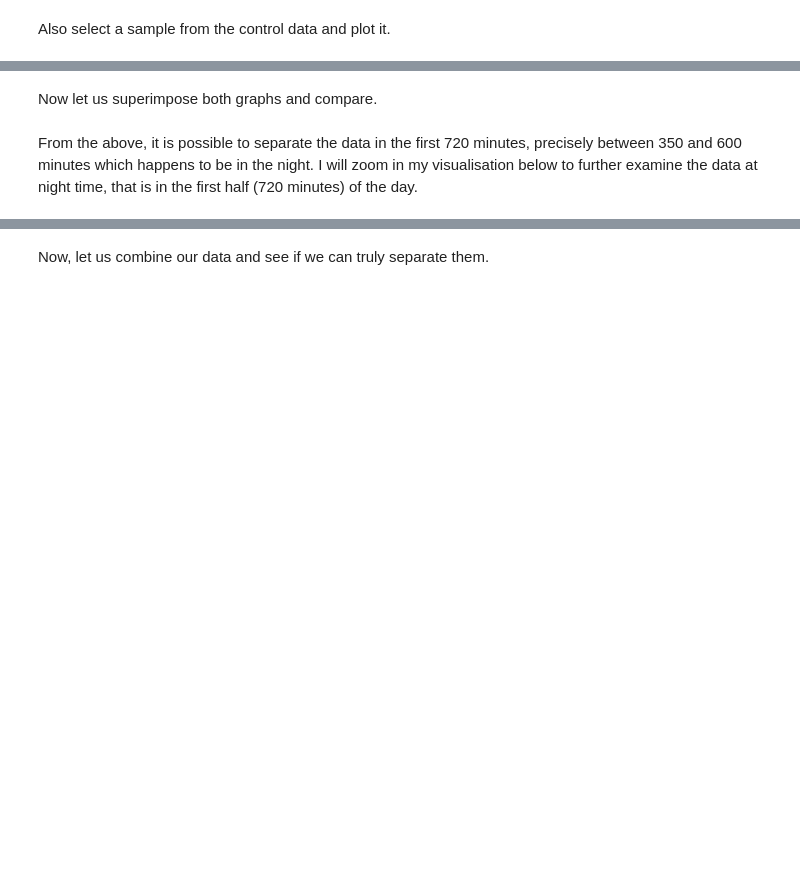
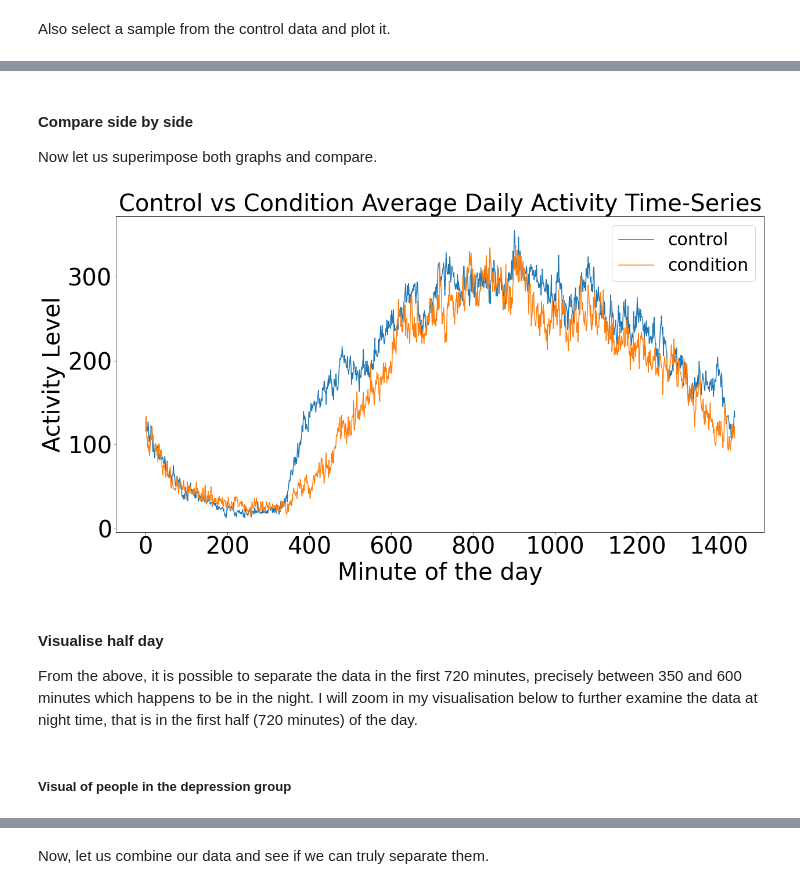
Before and after one commit to Chuukwudi/Depression-Classification-based-on-motor-activity-actigraph-data-from-wearable-devices, a Jupyter notebook: My_ML_ICA.ipynb, the cells around one changed output, grey strips where cells are left out. Saved outputs shown, nothing was run; the diff lists cells and outputs as text; code cells hidden in the pictures; blank space fills up the shorter version.

```diff
--- a/My_ML_ICA.ipynb
+++ b/My_ML_ICA.ipynb
@@ -216,17 +263,26 @@ plt.savefig('Control Group Average Daily Activity Time-Series.png')
 # %% [markdown]
+#### Compare side by side
 Now let us superimpose both graphs and compare.
 # %%
 plt.figure(figsize=(20, 10))
 plt.plot(control_sum_vector, label='control')
 plt.plot(condition_avg_vector, label='condition')
-plt.title('Control vs Condition Average Daily Activity Time-Series')
-plt.ylabel('Activity Level')
-plt.xlabel('Minute of the day')
-plt.legend()
+plt.title('Control vs Condition Average Daily Activity Time-Series', fontsize=40)
+
+plt.ylabel('Activity Level', fontsize=40)
+plt.xlabel('Minute of the day', fontsize=40)
 plt.grid(False)
+plt.rc('xtick',labelsize=40)
+plt.rc('ytick',labelsize=40)
+plt.legend(fontsize=30)
+plt.grid(False)
+
 plt.savefig('Control vs Condition Average Daily Activity Time-Series.png')
 plt.show()
+# %% [output]
+[figure, added]
 # %% [markdown]
+#### Visualise half day
 From the above, it is possible to separate the data in the first 720 minutes, precisely between 350 and 600 minutes which happens to be in the night. I will zoom in my visualisation below to further examine the data at night time, that is in the first half (720 minutes) of the day.
 # %%
 # get data for the first 720 minutes only.
@@ -244,4 +293,6 @@ control_night = get_data(folder='control', start=300, stop=600)
 X_control_night = control_night[0]
+# %% [markdown]
+##### Visual of people in the depression group
 # %%
 plt.figure(figsize=(20, 10))
 plt.plot(X_condition_night[0])
```
Also changed, not shown: parts of 84 cells of this notebook, 1 other file.
